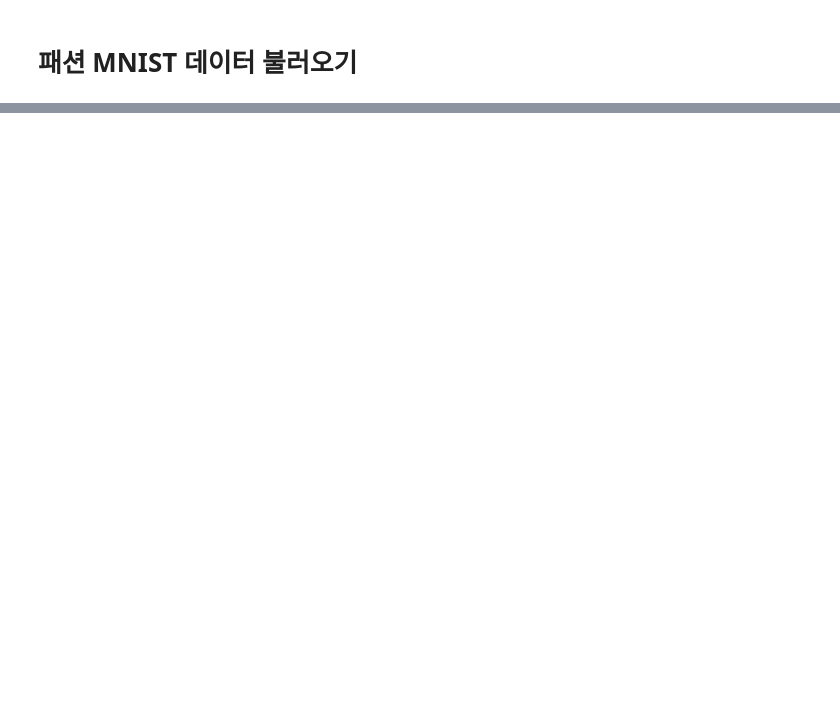
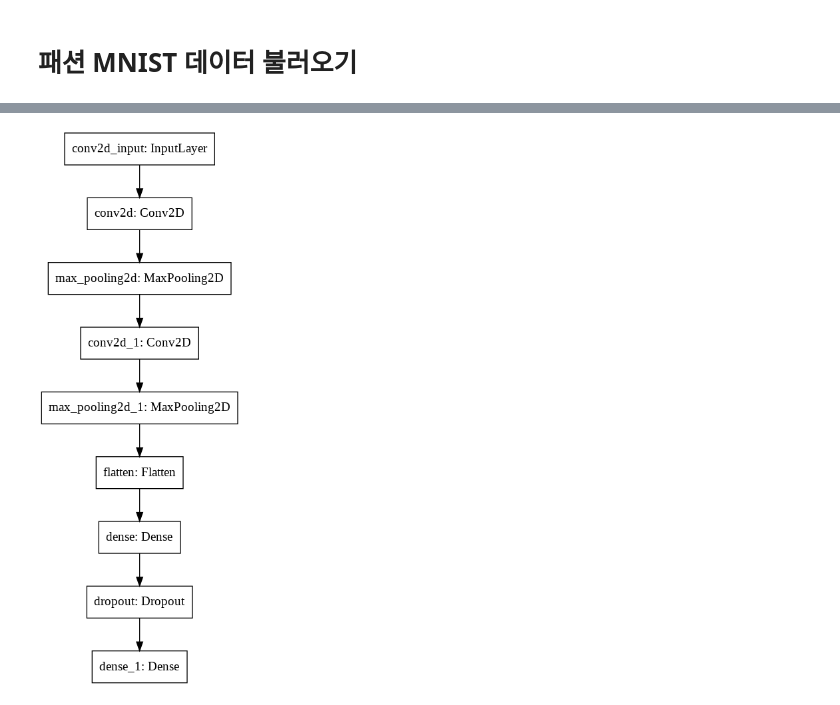
Before and after one commit to YunSeoHwan/My-own-study-repository, a Jupyter notebook: 8-2.ipynb, the cells around one changed output, grey strips where cells are left out. Cells and saved outputs as stored; diff of their text form; code cells hidden in the pictures; blank space fills up the shorter version.

```diff
--- a/8-2.ipynb
+++ b/8-2.ipynb
@@ -22,0 +16,17 @@ Downloading data from https://storage.googleapis.com/tensorflow/tf-keras-dataset
+# %%
+# 첫번째 합성곱-풀링 층
+model = keras.Sequential()
+model.add(keras.layers.Conv2D(32, kernel_size=3, activation='relu', padding='same', input_shape=(28, 28, 1)))
+# %%
+# 풀링 설정
+model.add(keras.layers.MaxPooling2D(2))
+# %%
+# 두 번째 합성곱-풀링 층
+model.add(keras.layers.Conv2D(64, kernel_size=3, activation='relu', padding='same'))
+model.add(keras.layers.MaxPooling2D(2))
+# %%
+# 모델 생성
+model.add(keras.layers.Flatten())
+model.add(keras.layers.Dense(100, activation='relu'))
+model.add(keras.layers.Dropout(0.4))
+model.add(keras.layers.Dense(10, activation='softmax'))
@@ -22,0 +53,4 @@ Downloading data from https://storage.googleapis.com/tensorflow/tf-keras-dataset
+# %%
+keras.utils.plot_model(model)
+# %% [output]
+[figure, added]
```
Also changed, not shown: parts of 4 cells of this notebook.
